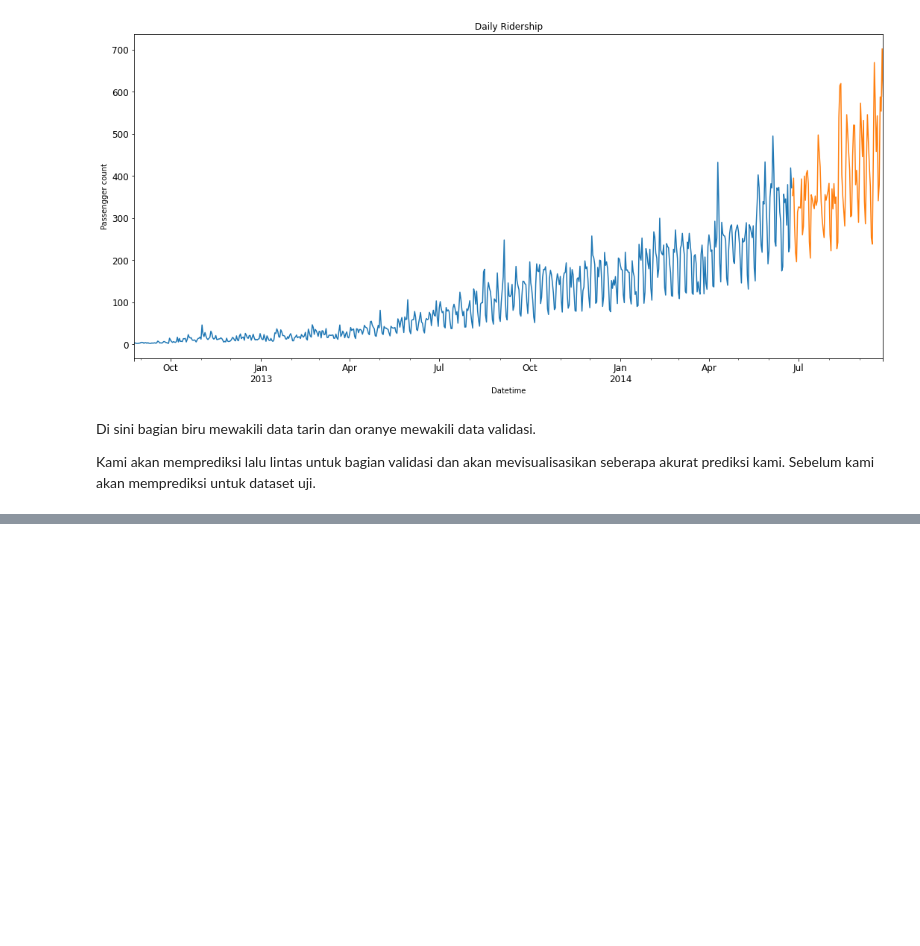
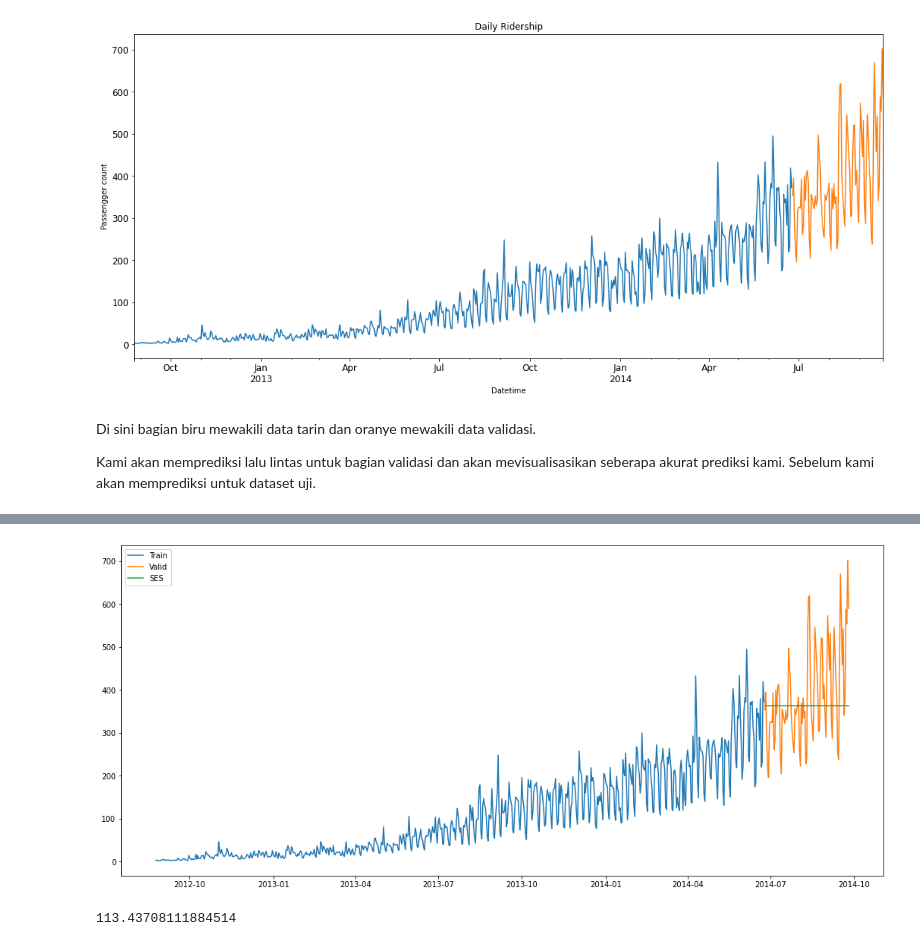
Before and after one commit to iwanlaudin0101/JetRails---Passenger-Prediction, a Jupyter notebook: JetRails-Prediction.ipynb, the cells around one changed output, grey strips where cells are left out. Saved outputs shown, nothing was run; the diff lists cells and outputs as text; code cells hidden in the pictures; blank space fills up the shorter version.

```diff
--- a/JetRails-Prediction.ipynb
+++ b/JetRails-Prediction.ipynb
@@ -289,0 +406,20 @@ Kami akan memprediksi lalu lintas untuk bagian validasi dan akan mevisualisasika
+# %%
+from statsmodels.tsa.api import ExponentialSmoothing, SimpleExpSmoothing, Holt
+
+y_hat_avg = X_valid.copy()
+fit = SimpleExpSmoothing(np.asarray(X_train.Count)).fit(smoothing_level=0.6, optimized=False)
+y_hat_avg['SES'] = fit.forecast(len(X_valid))
+
+plt.figure(figsize=(18, 8))
+plt.plot(X_train.Count, label='Train')
+plt.plot(X_valid.Count, label='Valid')
+plt.plot(y_hat_avg.SES, label='SES')
+plt.legend(loc='best')
+plt.show()
+# %% [output]
+[figure, added]
+# %%
+rms = sqrt(mean_squared_error(X_valid.Count, y_hat_avg.SES))
+print(rms)
+# %% [output]
+113.43708111884514
```
Also changed, not shown: parts of 20 cells of this notebook.
